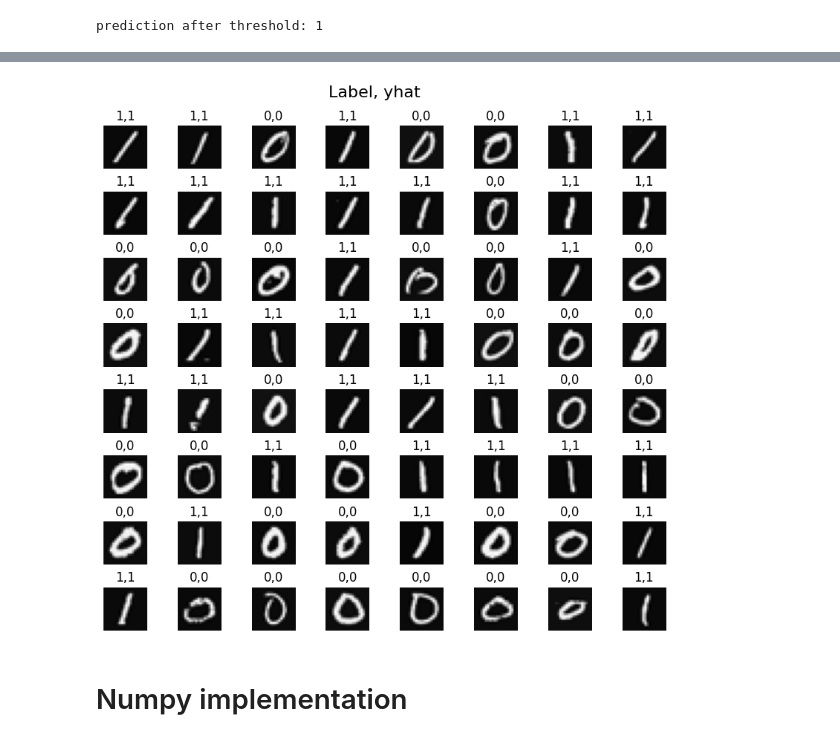
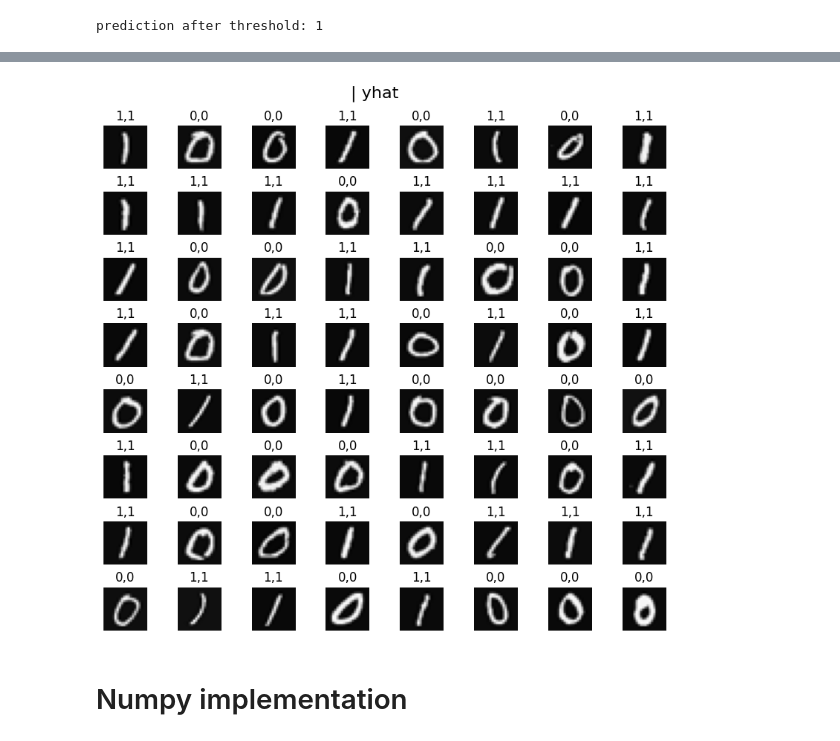
Before and after one commit to dubey22rohit/ai-ml, a Jupyter notebook: neural_networks/binary_numbers_classification/handwritten_digit_classification.ipynb, the cells around one changed output, grey strips where cells are left out. Saved outputs shown, nothing was run; the diff lists cells and outputs as text; code cells hidden in the pictures.

```diff
--- a/neural_networks/binary_numbers_classification/handwritten_digit_classification.ipynb
+++ b/neural_networks/binary_numbers_classification/handwritten_digit_classification.ipynb
@@ -163,7 +163,7 @@ for i,ax in enumerate(axes.flat):
     # Display the label above the image
     ax.set_title(f"{y[random_index,0]},{yhat}")
     ax.set_axis_off()
-fig.suptitle("Label, yhat", fontsize=16)
+fig.suptitle("| yhat", fontsize=16)
 plt.show()
 # %% [output]
 1/1 ━━━━━━━━━━━━━━━━━━━━ 0s 15ms/step
@@ -186,4 +186,4 @@ plt.show()
-[figure, old version]
+[figure, new version]
 # %% [markdown]
 # Numpy implementation
 # %%
```
Also changed, not shown: parts of 3 cells of this notebook, 1 other file.
